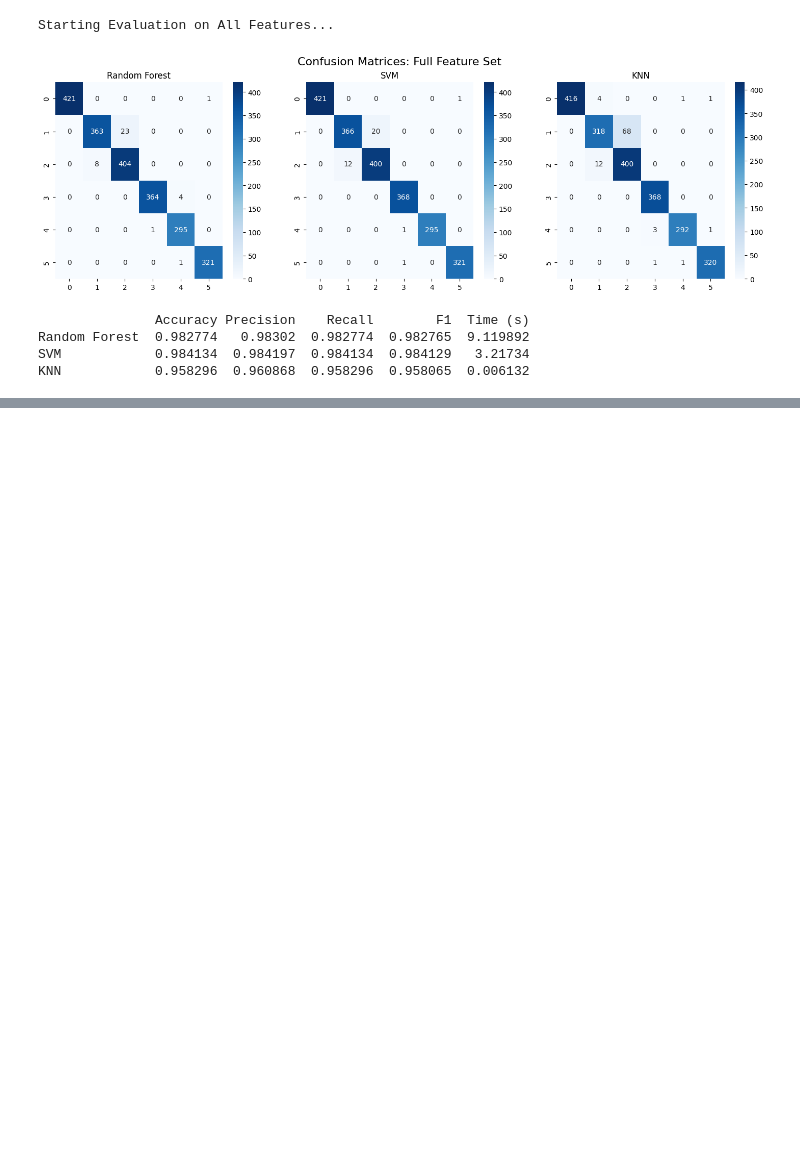
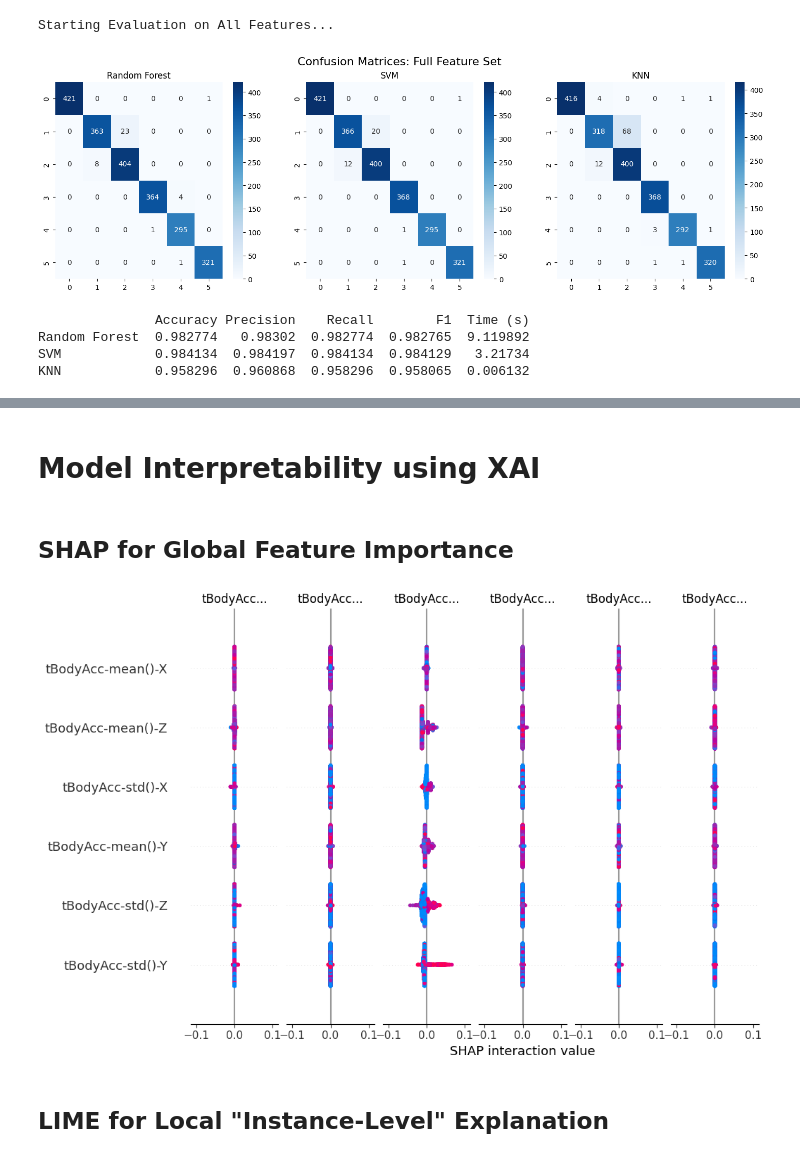
Before and after one commit to FaizanAshrafBSE173070/hertsfypproject, a Jupyter notebook: Codefyp.ipynb, the cells around one changed output, grey strips where cells are left out. Saved outputs shown, nothing was run; the diff lists cells and outputs as text; code cells hidden in the pictures; blank space fills up the shorter version.

```diff
--- a/Codefyp.ipynb
+++ b/Codefyp.ipynb
@@ -214,0 +336,23 @@ KNN            0.958296  0.960868  0.958296  0.958065  0.006132
+# %% [markdown]
+# **Model Interpretability using XAI**
+# %% [markdown]
+## **SHAP for Global Feature Importance**
+# %%
+import shap
+
+# 1. Use the trained Random Forest model (rf_full) from our previous step
+# Re-instantiate and fit the Random Forest model on the full feature set
+rf_full = RandomForestClassifier(n_estimators=100, n_jobs=-1, random_state=42)
+rf_full.fit(X_train_full, y_train)
+
+# 2. Initialize the SHAP Explainer
+explainer = shap.TreeExplainer(rf_full)
+shap_values = explainer.shap_values(X_test_full)
+
+# 3. Visualize Summary Plot for all classes
+# This shows which features (e.g., tGravityAcc-mean()-Y) are most influential
+shap.summary_plot(shap_values, X_test_full, feature_names=X.columns)
+# %% [output]
+[figure, added]
+# %% [markdown]
+## **LIME for Local "Instance-Level" Explanation**
```
Also changed, not shown: parts of 13 cells of this notebook.
